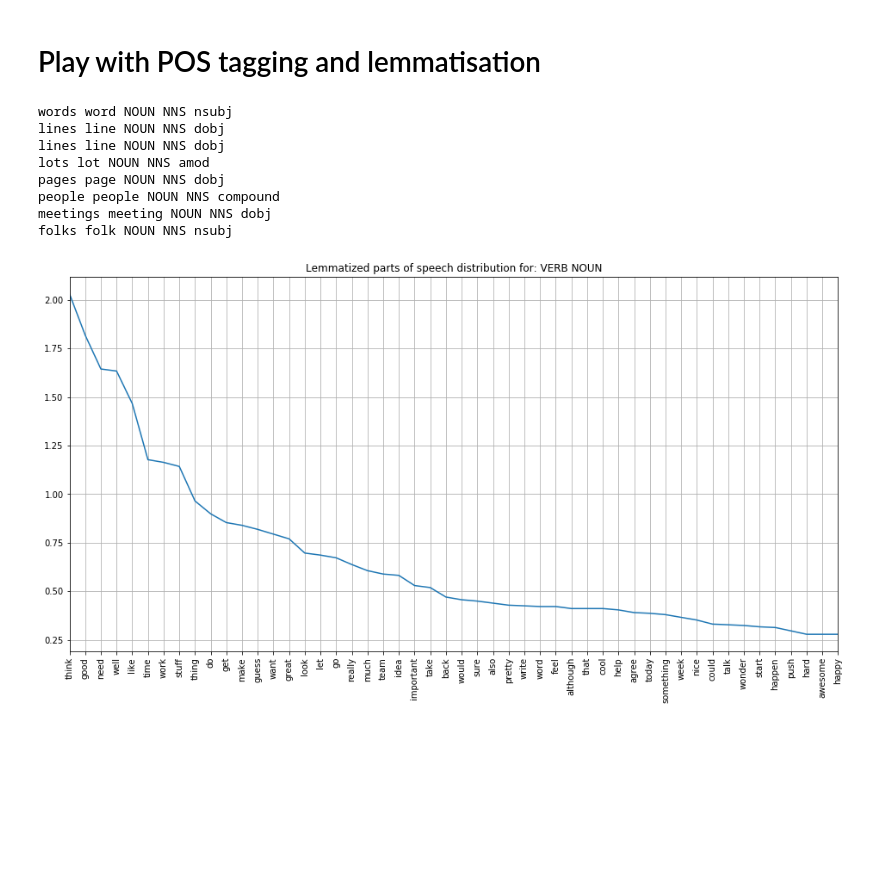
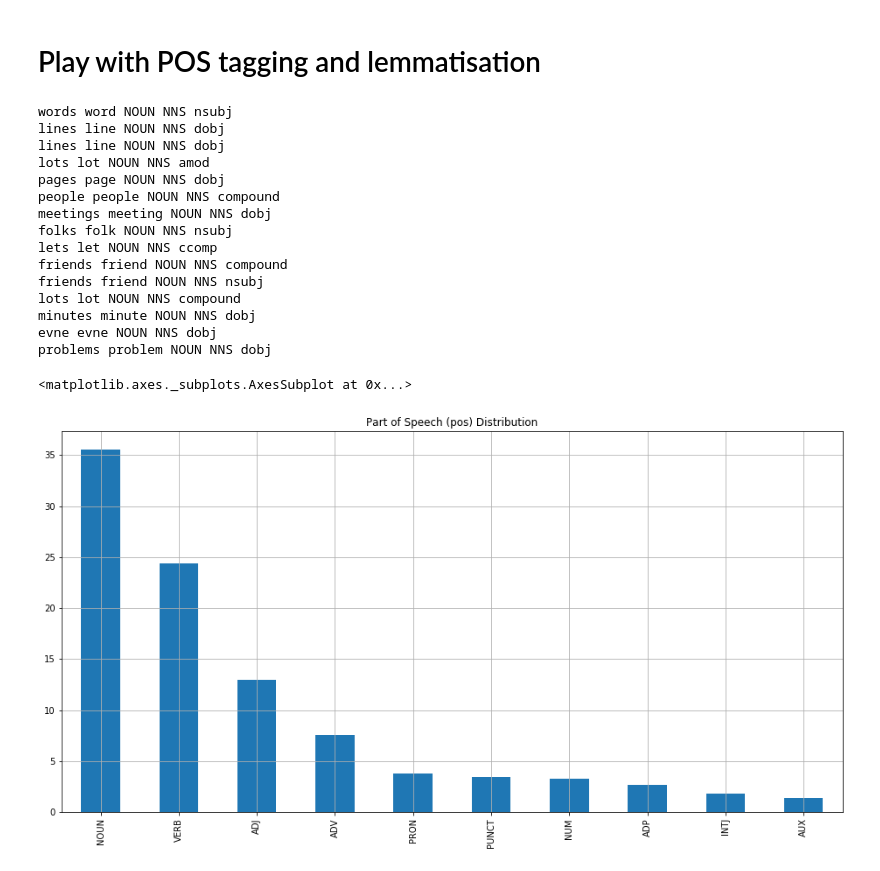
Before and after one commit to idvorkin/jupyter, a Jupyter notebook: PlayNLP.ipynb, the cells around one changed output. Cells and saved outputs as stored; diff of their text form; code cells hidden in the pictures; blank space fills up the shorter version.

Commit message:
Adding part of speech distribution.

```diff
--- a/PlayNLP.ipynb
+++ b/PlayNLP.ipynb
@@ -90,10 +90,9 @@ plt.imshow(wordcloud,  interpolation='bilinear')
 nlp = spacy.load("en_core_web_sm")  # python -m spacy download en_core_web_sm
 doc = nlp(" ".join(words))
 # %%
-max_to_analyze= 100
-#interesting =  [token for token in  doc[:max_to_analyze] if token.pos_ == "NOUN"]
-interesting =  [token for token in  doc[:max_to_analyze] if token.tag_ == "NNS"]
-for token in interesting :
+max_to_analyze= 15
+interesting =  [token for token in  doc if token.tag_ == "NNS"]
+for token in interesting[:max_to_analyze]:
     # print(token.text, token.lemma_, token.pos_, token.tag_, token.dep_, token.shape_, token.is_alpha, token.is_stop)
     print(token.text, token.lemma_, token.pos_, token.tag_, token.dep_)
 # %% [output]
@@ -105,17 +104,27 @@ pages page NOUN NNS dobj
 people people NOUN NNS compound
 meetings meeting NOUN NNS dobj
 folks folk NOUN NNS nsubj
+lets let NOUN NNS ccomp
+friends friend NOUN NNS compound
+friends friend NOUN NNS nsubj
+lots lot NOUN NNS compound
+minutes minute NOUN NNS dobj
+evne evne NOUN NNS dobj
+problems problem NOUN NNS dobj
+# %%
+pd = DataFrame([token.pos_ for token in doc], columns="pos".split())
+pd["pos"].value_counts(normalize=True).apply(lambda r: r*100) \
+  .head(10) \
+  .plot(kind="bar", title= "Part of Speech (pos) Distribution",grid=True)
+# %% [output]
+<matplotlib.axes._subplots.AxesSubplot at 0x...>
+[figure, added]
 # %%
 #interesting =  [token for token in  doc]
-
-
 # Parts of speech: https://spacy.io/usage/linguistic-features
-interesting_pos = "VERB NOUN"
-interesting_post_set = set(interesting_pos.split())
-# interesting =  [token for token in  doc if token.pos_ in interesting_post_set]
+interesting_pos = "NOUN VERB ADJ ADV"
+interesting_pos_set = set(interesting_pos.split())
+interesting =  [token for token in  doc if token.pos_ in interesting_pos_set]
 #interesting = [ token for token in doc if token.pos_ != "PUNCT" and token.pos_ != "SYM" and len(token.text) > 3]
-interesting_words = [token.lemma_ for token in interesting ]
-
-GraphWordDistribution(interesting_words, title=f"Lemmatized parts of speech distribution for: {interesting_pos}", length=50)
+interesting_words = [token.text for token in interesting ]
+GraphWordDistribution(interesting_words, title=f"Lemmatized parts of speech distribution for: {interesting_pos}", skip=0, length=50)
-# %% [output]
-[figure, removed]
```
